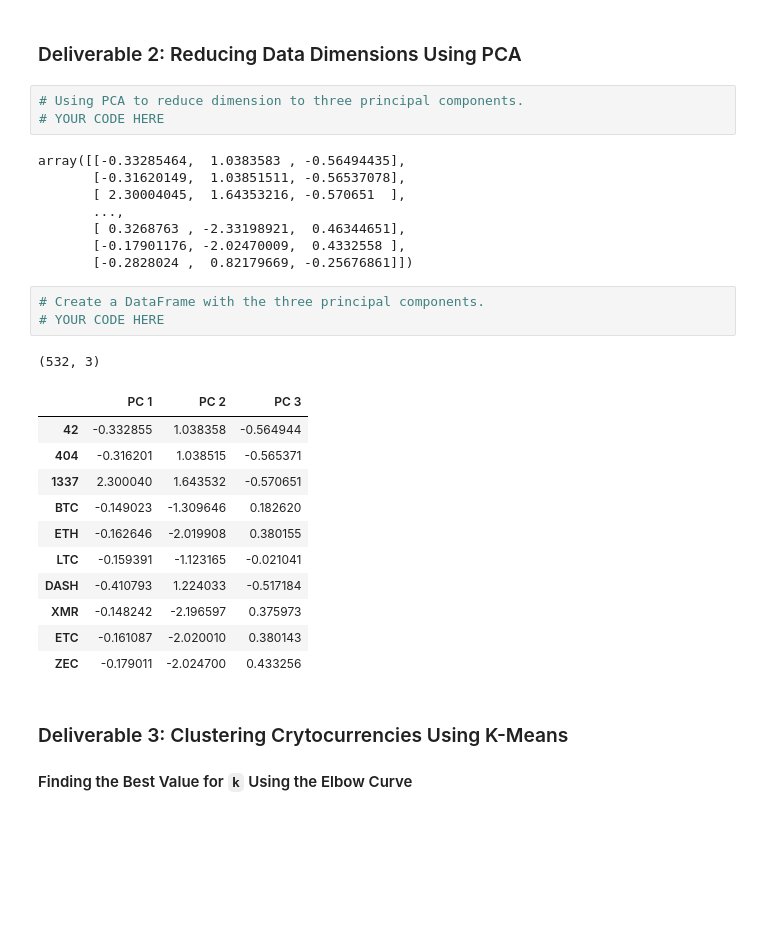
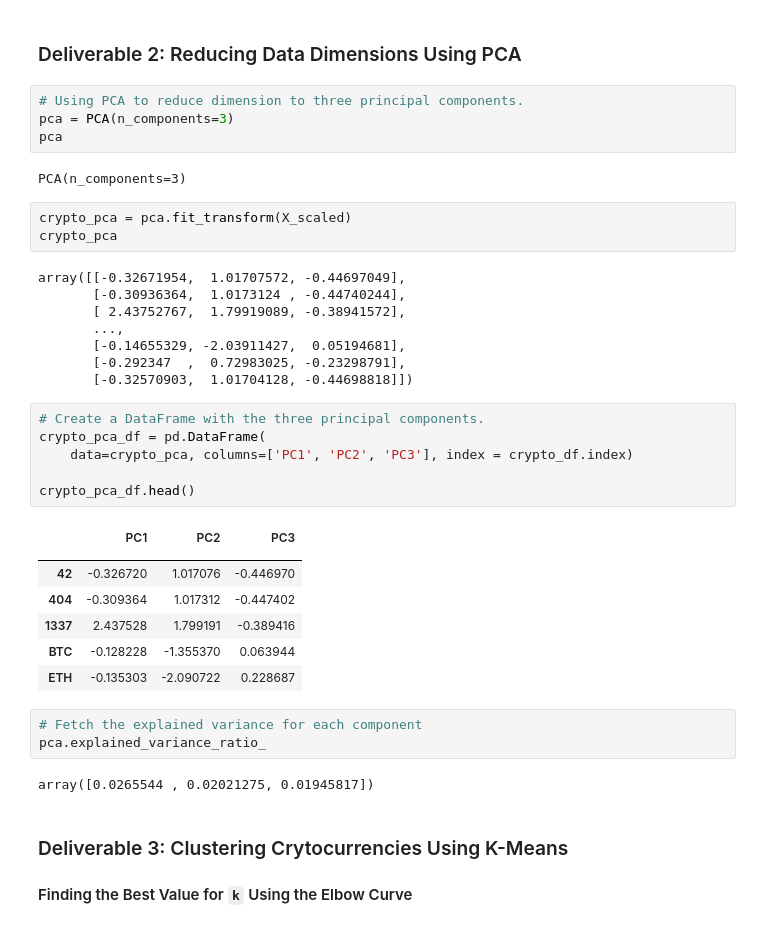
Before and after one commit to Michaelfr22/Cryptocurrencies, a Jupyter notebook: crypto_clustering.ipynb, the cells around one changed output. Saved outputs shown, nothing was run; the diff lists cells and outputs as text; blank space fills up the shorter version.

```diff
--- a/crypto_clustering.ipynb
+++ b/crypto_clustering.ipynb
@@ -159,31 +151,40 @@ print(X_scaled)
 ### Deliverable 2: Reducing Data Dimensions Using PCA
 # %%
 # Using PCA to reduce dimension to three principal components.
-# YOUR CODE HERE
+pca = PCA(n_components=3)
+pca
 # %% [output]
-array([[-0.33285464,  1.0383583 , -0.56494435],
-       [-0.31620149,  1.03851511, -0.56537078],
-       [ 2.30004045,  1.64353216, -0.570651  ],
-       ...,
-       [ 0.3268763 , -2.33198921,  0.46344651],
-       [-0.17901176, -2.02470009,  0.4332558 ],
-       [-0.2828024 ,  0.82179669, -0.25676861]])
+PCA(n_components=3)
+# %%
+crypto_pca = pca.fit_transform(X_scaled)
+crypto_pca
+# %% [output]
+array([[-0.32671954,  1.01707572, -0.44697049],
+       [-0.30936364,  1.0173124 , -0.44740244],
+       [ 2.43752767,  1.79919089, -0.38941572],
+       ...,
+       [-0.14655329, -2.03911427,  0.05194681],
+       [-0.292347  ,  0.72983025, -0.23298791],
+       [-0.32570903,  1.01704128, -0.44698818]])
 # %%
 # Create a DataFrame with the three principal components.
-# YOUR CODE HERE
+crypto_pca_df = pd.DataFrame(
+    data=crypto_pca, columns=['PC1', 'PC2', 'PC3'], index = crypto_df.index)
+
+crypto_pca_df.head()
 # %% [output]
-(532, 3)
-|  | PC 1 | PC 2 | PC 3 |
-| 42 | -0.332855 | 1.038358 | -0.564944 |
-| 404 | -0.316201 | 1.038515 | -0.565371 |
-| 1337 | 2.300040 | 1.643532 | -0.570651 |
-| BTC | -0.149023 | -1.309646 | 0.182620 |
-| ETH | -0.162646 | -2.019908 | 0.380155 |
-| LTC | -0.159391 | -1.123165 | -0.021041 |
-| DASH | -0.410793 | 1.224033 | -0.517184 |
-| XMR | -0.148242 | -2.196597 | 0.375973 |
-| ETC | -0.161087 | -2.020010 | 0.380143 |
-| ZEC | -0.179011 | -2.024700 | 0.433256 |
+|  | PC1 | PC2 | PC3 |
+|  |  |  |  |
+| 42 | -0.326720 | 1.017076 | -0.446970 |
+| 404 | -0.309364 | 1.017312 | -0.447402 |
+| 1337 | 2.437528 | 1.799191 | -0.389416 |
+| BTC | -0.128228 | -1.355370 | 0.063944 |
+| ETH | -0.135303 | -2.090722 | 0.228687 |
+# %%
+# Fetch the explained variance for each component
+pca.explained_variance_ratio_
+# %% [output]
+array([0.0265544 , 0.02021275, 0.01945817])
 # %% [markdown]
 ### Deliverable 3: Clustering Crytocurrencies Using K-Means
 
```
Also changed, not shown: parts of 12 cells of this notebook.
